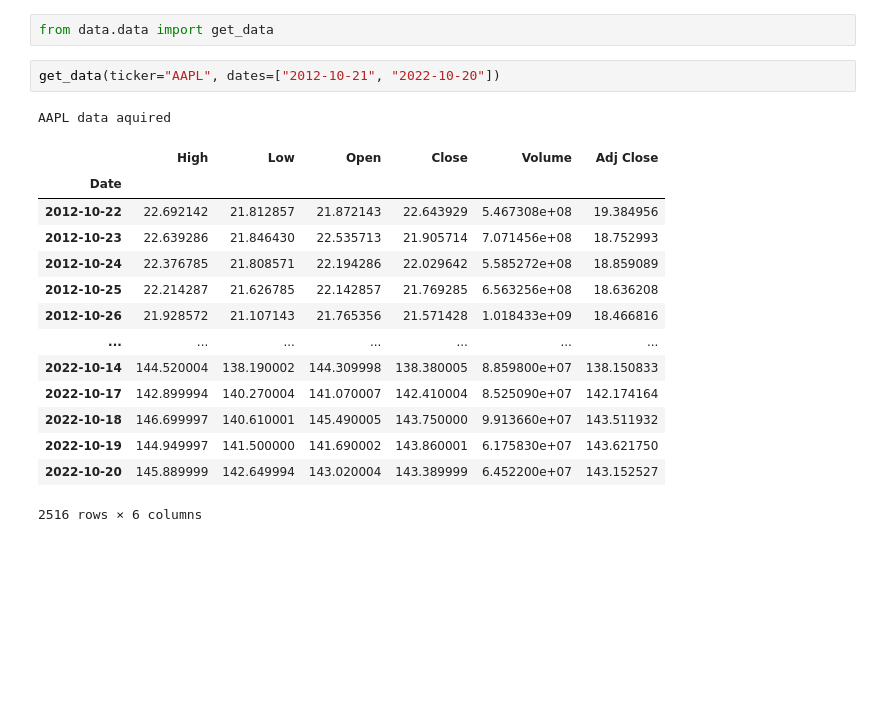
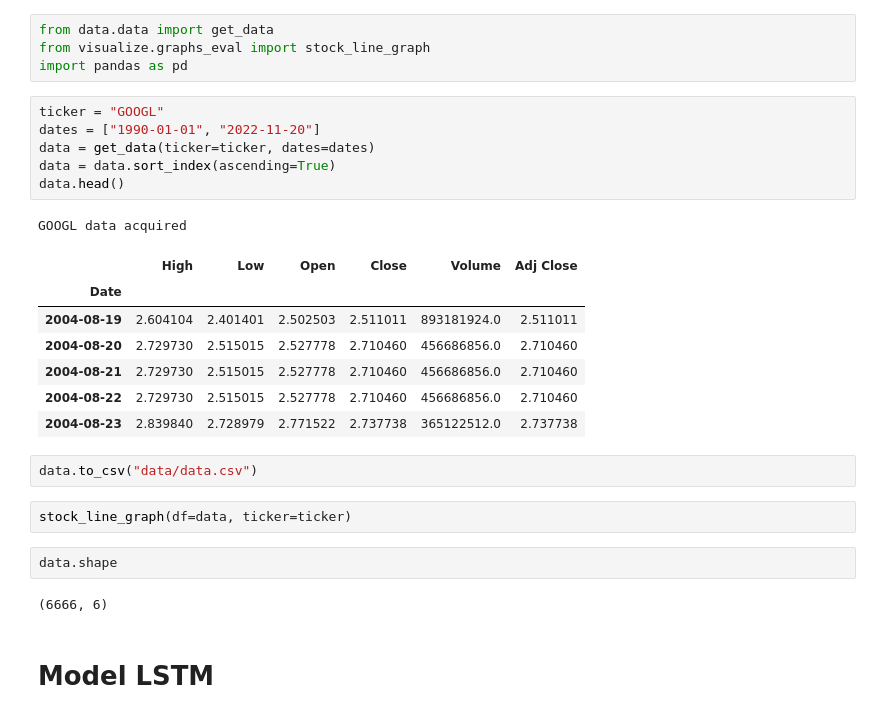
Before and after one commit to FilipeBarnabe/deeplearning_tradingBot, a Jupyter notebook: main.ipynb, the cells around one changed output. Saved outputs shown, nothing was run; the diff lists cells and outputs as text; blank space fills up the shorter version.

```diff
--- a/main.ipynb
+++ b/main.ipynb
@@ -1,20 +1,29 @@
 # %%
 from data.data import get_data
+from visualize.graphs_eval import stock_line_graph
+import pandas as pd
-# %%
-get_data(ticker="AAPL", dates=["2012-10-21", "2022-10-20"])
-# %% [output]
-AAPL data aquired
-|  | High | Low | Open | Close | Volume | Adj Close |
-| Date |  |  |  |  |  |  |
-| 2012-10-22 | 22.692142 | 21.812857 | 21.872143 | 22.643929 | 5.467308e+08 | 19.384956 |
-| 2012-10-23 | 22.639286 | 21.846430 | 22.535713 | 21.905714 | 7.071456e+08 | 18.752993 |
-| 2012-10-24 | 22.376785 | 21.808571 | 22.194286 | 22.029642 | 5.585272e+08 | 18.859089 |
-| 2012-10-25 | 22.214287 | 21.626785 | 22.142857 | 21.769285 | 6.563256e+08 | 18.636208 |
-| 2012-10-26 | 21.928572 | 21.107143 | 21.765356 | 21.571428 | 1.018433e+09 | 18.466816 |
-| ... | ... | ... | ... | ... | ... | ... |
-| 2022-10-14 | 144.520004 | 138.190002 | 144.309998 | 138.380005 | 8.859800e+07 | 138.150833 |
-| 2022-10-17 | 142.899994 | 140.270004 | 141.070007 | 142.410004 | 8.525090e+07 | 142.174164 |
-| 2022-10-18 | 146.699997 | 140.610001 | 145.490005 | 143.750000 | 9.913660e+07 | 143.511932 |
-| 2022-10-19 | 144.949997 | 141.500000 | 141.690002 | 143.860001 | 6.175830e+07 | 143.621750 |
-| 2022-10-20 | 145.889999 | 142.649994 | 143.020004 | 143.389999 | 6.452200e+07 | 143.152527 |
-2516 rows × 6 columns
+# %%
+ticker = "GOOGL"
+dates = ["1990-01-01", "2022-11-20"]
+data = get_data(ticker=ticker, dates=dates)
+data = data.sort_index(ascending=True)
+data.head()
+# %% [output]
+GOOGL data acquired
+|  | High | Low | Open | Close | Volume | Adj Close |
+| Date |  |  |  |  |  |  |
+| 2004-08-19 | 2.604104 | 2.401401 | 2.502503 | 2.511011 | 893181924.0 | 2.511011 |
+| 2004-08-20 | 2.729730 | 2.515015 | 2.527778 | 2.710460 | 456686856.0 | 2.710460 |
+| 2004-08-21 | 2.729730 | 2.515015 | 2.527778 | 2.710460 | 456686856.0 | 2.710460 |
+| 2004-08-22 | 2.729730 | 2.515015 | 2.527778 | 2.710460 | 456686856.0 | 2.710460 |
+| 2004-08-23 | 2.839840 | 2.728979 | 2.771522 | 2.737738 | 365122512.0 | 2.737738 |
+# %%
+data.to_csv("data/data.csv")
+# %%
+stock_line_graph(df=data, ticker=ticker)
+# %%
+data.shape
+# %% [output]
+(6666, 6)
+# %% [markdown]
+# Model LSTM
```
Also changed, not shown: parts of 10 cells of this notebook, 6 other files.
